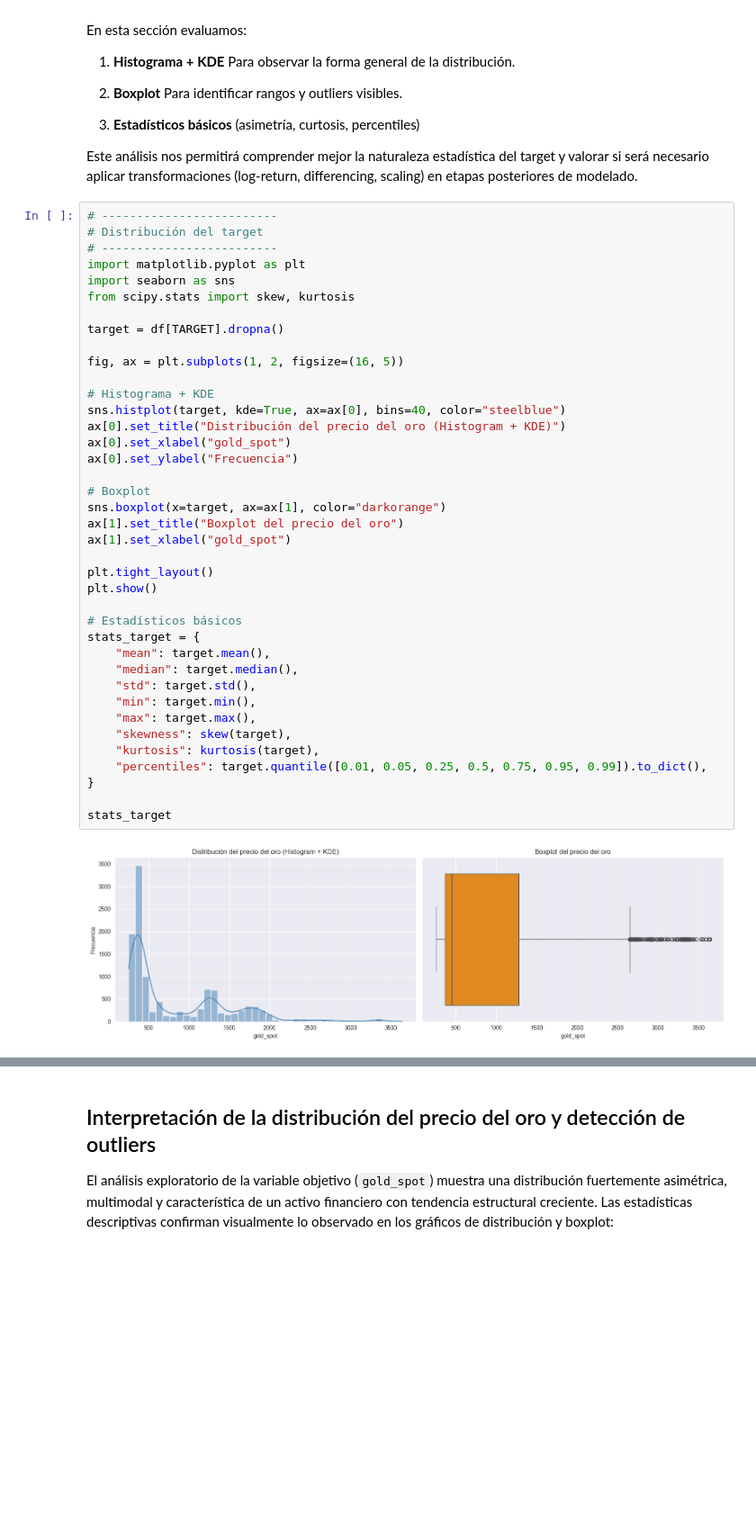
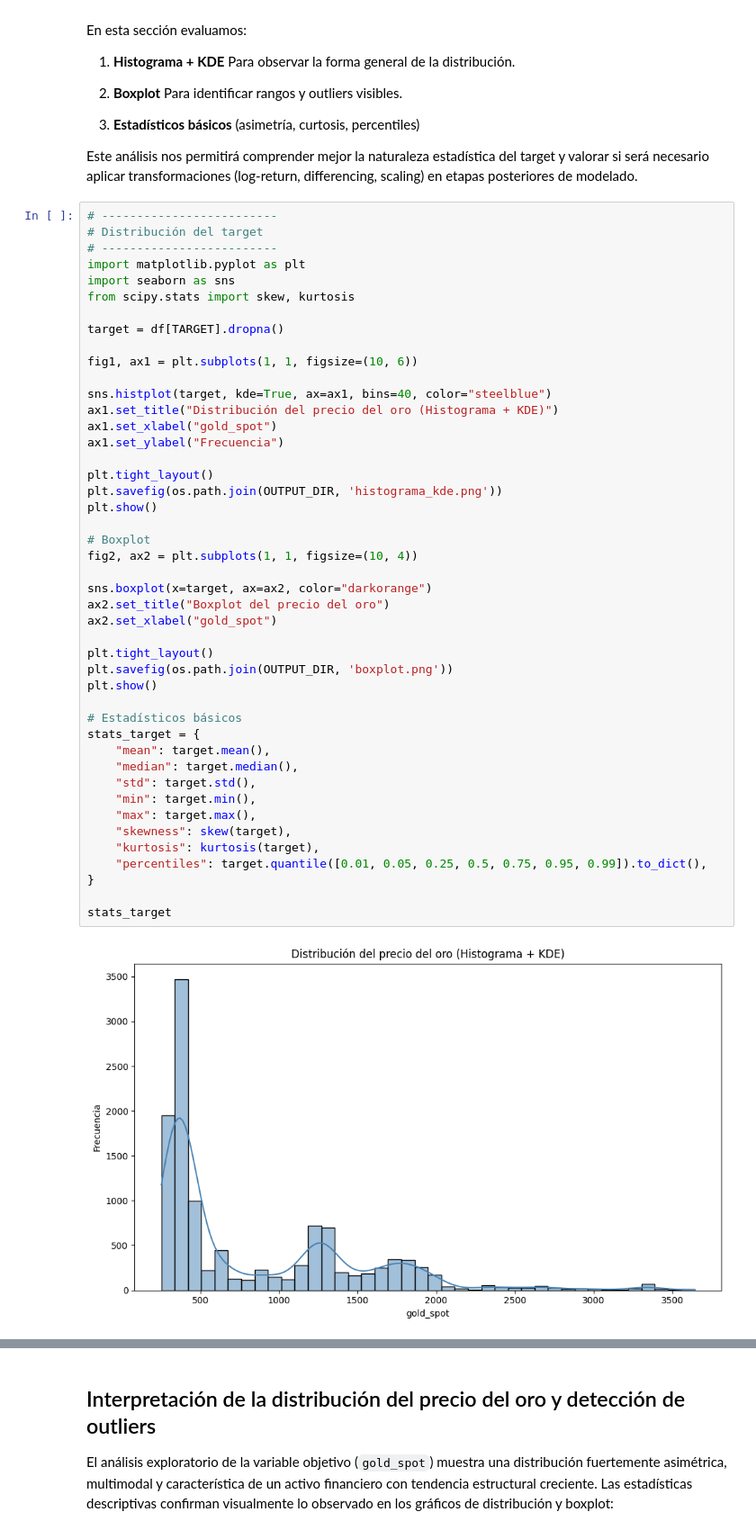
Before and after one commit to sebastianmalbaceda/gold-price-prediction, a Jupyter notebook: notebooks/gold-price-prediction.ipynb, the cells around one changed output, grey strips where cells are left out. Shown at 90% size. Cells and saved outputs as stored; diff of their text form; blank space fills up the shorter version.

```diff
--- a/notebooks/gold-price-prediction.ipynb
+++ b/notebooks/gold-price-prediction.ipynb
@@ -1473,40 +1485,46 @@ en etapas posteriores de modelado.
 # -------------------------
 # Distribución del target
 # -------------------------
 import matplotlib.pyplot as plt
 import seaborn as sns
 from scipy.stats import skew, kurtosis
 
 target = df[TARGET].dropna()
 
-fig, ax = plt.subplots(1, 2, figsize=(16, 5))
+fig1, ax1 = plt.subplots(1, 1, figsize=(10, 6))
 
-# Histograma + KDE
-sns.histplot(target, kde=True, ax=ax[0], bins=40, color="steelblue")
-ax[0].set_title("Distribución del precio del oro (Histogram + KDE)")
-ax[0].set_xlabel("gold_spot")
-ax[0].set_ylabel("Frecuencia")
+sns.histplot(target, kde=True, ax=ax1, bins=40, color="steelblue")
+ax1.set_title("Distribución del precio del oro (Histograma + KDE)")
+ax1.set_xlabel("gold_spot")
+ax1.set_ylabel("Frecuencia")
+
+plt.tight_layout()
+plt.savefig(os.path.join(OUTPUT_DIR, 'histograma_kde.png'))
+plt.show()
 
 # Boxplot
-sns.boxplot(x=target, ax=ax[1], color="darkorange")
-ax[1].set_title("Boxplot del precio del oro")
-ax[1].set_xlabel("gold_spot")
+fig2, ax2 = plt.subplots(1, 1, figsize=(10, 4))
+
+sns.boxplot(x=target, ax=ax2, color="darkorange")
+ax2.set_title("Boxplot del precio del oro")
+ax2.set_xlabel("gold_spot")
 
 plt.tight_layout()
+plt.savefig(os.path.join(OUTPUT_DIR, 'boxplot.png'))
 plt.show()
 
 # Estadísticos básicos
 stats_target = {
     "mean": target.mean(),
     "median": target.median(),
     "std": target.std(),
     "min": target.min(),
     "max": target.max(),
     "skewness": skew(target),
     "kurtosis": kurtosis(target),
     "percentiles": target.quantile([0.01, 0.05, 0.25, 0.5, 0.75, 0.95, 0.99]).to_dict(),
 }
 
 stats_target
 # %% [output]
-[figure, old version]
+[figure, new version]
```
Also changed, not shown: parts of 31 cells of this notebook.
